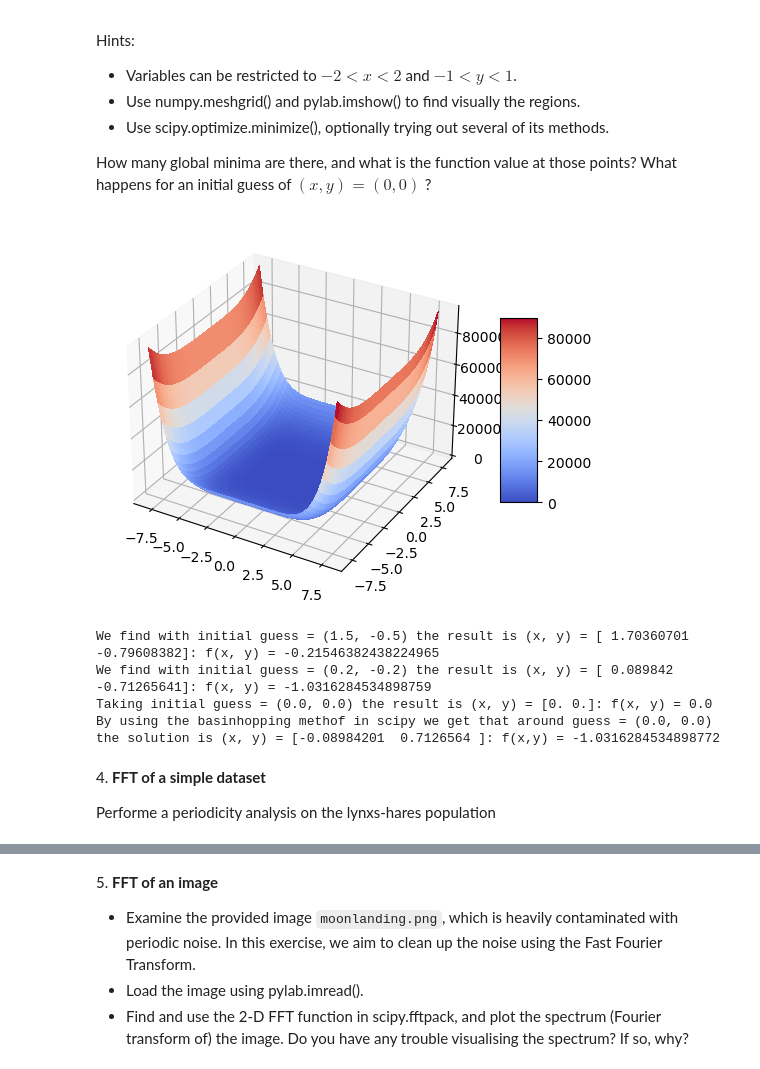
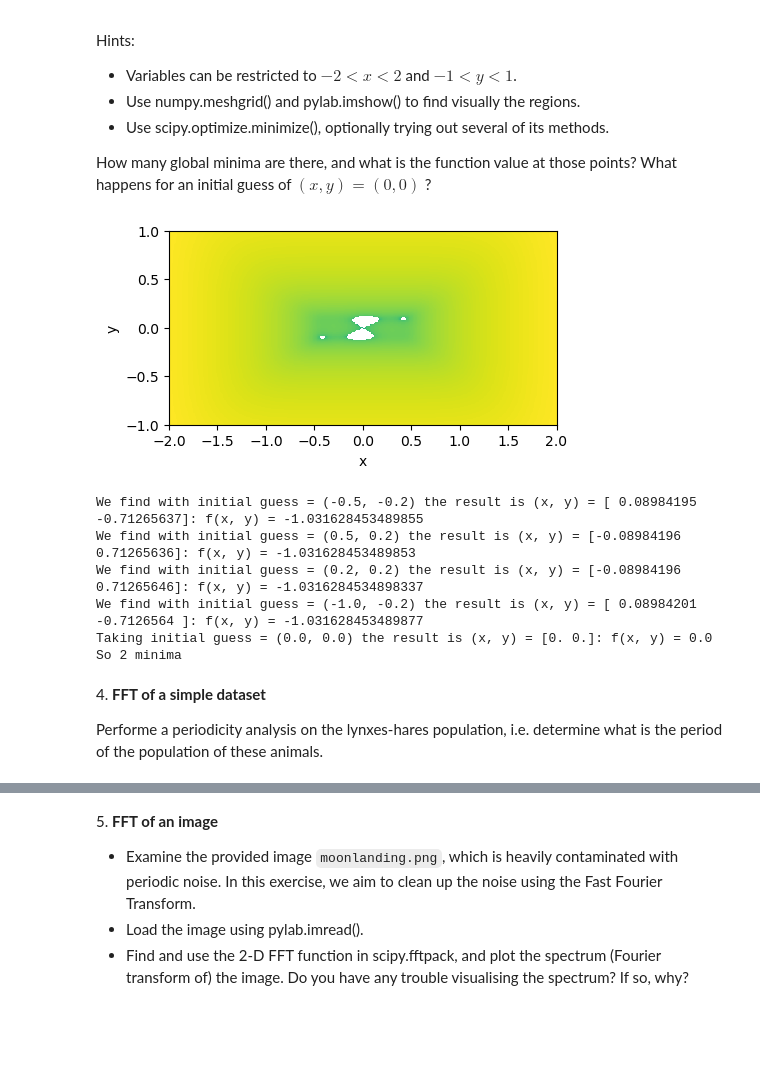
Before and after one commit to RiccardoTancredi/LaboratoryOfComputationalPhysics_Y5, a Jupyter notebook: 09ex_Algorithms.ipynb, the cells around one changed output, grey strips where cells are left out. Cells and saved outputs as stored; diff of their text form; code cells hidden in the pictures; blank space fills up the shorter version.

```diff
--- a/09ex_Algorithms.ipynb
+++ b/09ex_Algorithms.ipynb
@@ -35,0 +41,19 @@ from scipy import optimize
+# %%
+inter = interpolate.UnivariateSpline(p, max_speeds)
+# inter.set_smoothing_factor(0.2)
+plt.plot(p, max_speeds, 'o', label='Data')
+plt.plot(p, inter(p), label='Fit')
+x = np.linspace(0, 1, 50)
+plt.plot(x, inter(x), alpha=0.3)
+
+fifty_prob = 1 - 0.02
+fifty_wind = inter(fifty_prob)
+plt.axvline(fifty_prob, color='b', alpha=0.4, ls='--')
+plt.axhline(fifty_wind, color='b', alpha=0.4, ls='--', label='previsios')
+print('max estimated wind speed in 50 years =', fifty_wind)
+
+plt.ylabel('max speeds')
+plt.xlabel('year')
+plt.grid()
+plt.legend(loc='best')
+plt.show()
@@ -115,53 +142,49 @@ from matplotlib import cm
 # %%
 def f(x, y):
     return (4-2.1*x**2+(x**4)/3)*x**2 + x*y + (4*y**2-4)*y**2
 
 # Make data.
 x = np.linspace(-8, 8, 100)
 y = np.linspace(-8, 8, 100)
 xx, yy = np.meshgrid(x, y)
 zz = f(xx, yy)
 
-fig, ax = plt.subplots(subplot_kw={"projection": "3d"})
-
-# Plot the surface.
-surf = ax.plot_surface(xx, yy, zz, cmap=cm.coolwarm,
-                       linewidth=0, antialiased=False)
-
-# Customize the z axis.
-# ax.set_zlim(-1.01, 1.01)
-# ax.zaxis.set_major_locator(LinearLocator(10))
-# A StrMethodFormatter is used automatically
-# ax.zaxis.set_major_formatter('{x:.0f}')
-
-# Add a color bar which maps values to colors.
-fig.colorbar(surf, shrink=0.5, aspect=5)
-
+plt.figure(figsize=(5,5))
+plt.imshow(zz, cmap='viridis', extent=[-2,2,-1,1], norm=LogNorm(vmin=zz.min(), vmax=zz.max()))
+plt.xlabel('x')
+plt.ylabel('y')
 plt.show()
 # %% [output]
-[figure, old version]
+[figure, new version]
 # %%
 # Find the minimum
 def f(x):
     return (4-2.1*x[0]**2+(x[0]**4)/3)*x[0]**2 + x[0]*x[1] + (4*x[1]**2-4)*x[1]**2
 
-guess = (1.5, -0.5)
+guess = (-0.5, -0.2)
 res = optimize.minimize(f, guess, bounds=((-2, 2), (-1, 1)))
 print(f"We find with initial guess = {guess} the result is (x, y) = {res.x}: f(x, y) = {f(res.x)}")
-guess = (0.2, -0.2)
+guess = (0.5, 0.2)
+res = optimize.minimize(f, guess, bounds=((-2, 2), (-1, 1)))
+print(f"We find with initial guess = {guess} the result is (x, y) = {res.x}: f(x, y) = {f(res.x)}")
+guess = (0.2, 0.2)
+res = optimize.minimize(f, guess, bounds=((-2, 2), (-1, 1)))
+print(f"We find with initial guess = {guess} the result is (x, y) = {res.x}: f(x, y) = {f(res.x)}")
+guess = (-1., -0.2)
 res = optimize.minimize(f, guess, bounds=((-2, 2), (-1, 1)))
 print(f"We find with initial guess = {guess} the result is (x, y) = {res.x}: f(x, y) = {f(res.x)}")
 guess = (0., 0.)
 res = optimize.minimize(f, guess, bounds=((-2, 2), (-1, 1)))
 print(f"Taking initial guess = {guess} the result is (x, y) = {res.x}: f(x, y) = {f(res.x)}")
-solution = optimize.basinhopping(f, guess, stepsize=1)
-print(f"By using the basinhopping methof in scipy we get that around guess = {guess} the solution is (x, y) = {solution.x}: f(x,y) = {f(solution.x)}")
+print("So 2 minima")
 # %% [output]
-We find with initial guess = (1.5, -0.5) the result is (x, y) = [ 1.70360701 -0.79608382]: f(x, y) = -0.21546382438224965
-We find with initial guess = (0.2, -0.2) the result is (x, y) = [ 0.089842   -0.71265641]: f(x, y) = -1.0316284534898759
+We find with initial guess = (-0.5, -0.2) the result is (x, y) = [ 0.08984195 -0.71265637]: f(x, y) = -1.031628453489855
+We find with initial guess = (0.5, 0.2) the result is (x, y) = [-0.08984196  0.71265636]: f(x, y) = -1.031628453489853
+We find with initial guess = (0.2, 0.2) the result is (x, y) = [-0.08984196  0.71265646]: f(x, y) = -1.0316284534898337
+We find with initial guess = (-1.0, -0.2) the result is (x, y) = [ 0.08984201 -0.7126564 ]: f(x, y) = -1.031628453489877
 Taking initial guess = (0.0, 0.0) the result is (x, y) = [0. 0.]: f(x, y) = 0.0
-By using the basinhopping methof in scipy we get that around guess = (0.0, 0.0) the solution is (x, y) = [-0.08984201  0.7126564 ]: f(x,y) = -1.0316284534898772
+So 2 minima
 # %% [markdown]
 4\. **FFT of a simple dataset**
 
-Performe a periodicity analysis on the lynxs-hares population
+Performe a periodicity analysis on the lynxes-hares population, i.e. determine what is the period of the population of these animals.
```
Also changed, not shown: parts of 11 cells of this notebook.
